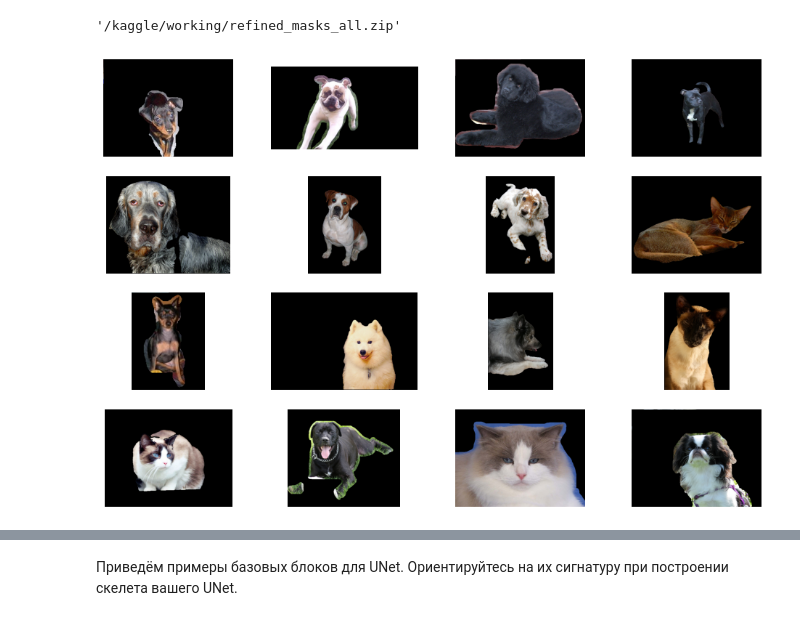
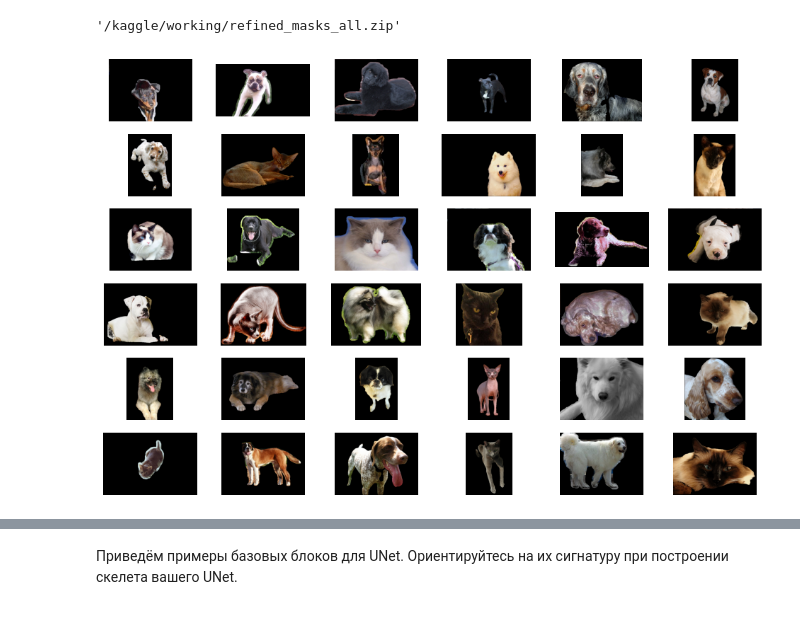
Before and after one commit to AndreyKurdyubov/Karpov.courses_DL, a Jupyter notebook: CV/Lesson_5/CV_hw5_student.ipynb, the cells around one changed output, grey strips where cells are left out. Cells and saved outputs as stored; diff of their text form; code cells hidden in the pictures.

```diff
--- a/CV/Lesson_5/CV_hw5_student.ipynb
+++ b/CV/Lesson_5/CV_hw5_student.ipynb
@@ -997,19 +980,19 @@ shutil.make_archive(
 # %%
 # проверка обновленных масок
 mask_path = "/kaggle/input/datasets/andreykurdyubov/cv-hw5-refined-masks/refined_masks_all"
 image_path = os.path.join(data_root, "images", "images")
 images, gt_masks = [], []
-for ids in random_ids[:16]:
+for ids in random_ids[:36]:
     name = dataset.image_names[ids].split(".")[0]
     image = cv2.imread(os.path.join(image_path, f"{name}.jpg"))
     image = cv2.cvtColor(image, cv2.COLOR_BGR2RGB)
     mask = cv2.imread(os.path.join(mask_path, f"{name}.png"), cv2.IMREAD_GRAYSCALE)
     images.append(image)
     gt_masks.append(mask)
 
-plot_images([image * (mask[..., None] > 0) for image, mask in zip(images, gt_masks)], n_cols=4)
+plot_images([image * (mask[..., None] > 0) for image, mask in zip(images, gt_masks)], n_cols=6)
 # %% [output]
-[figure, old version]
+[figure, new version]
 # %%
 transform = A.Compose([
     A.Rotate(90),
```
Also changed, not shown: parts of 11 cells of this notebook.
